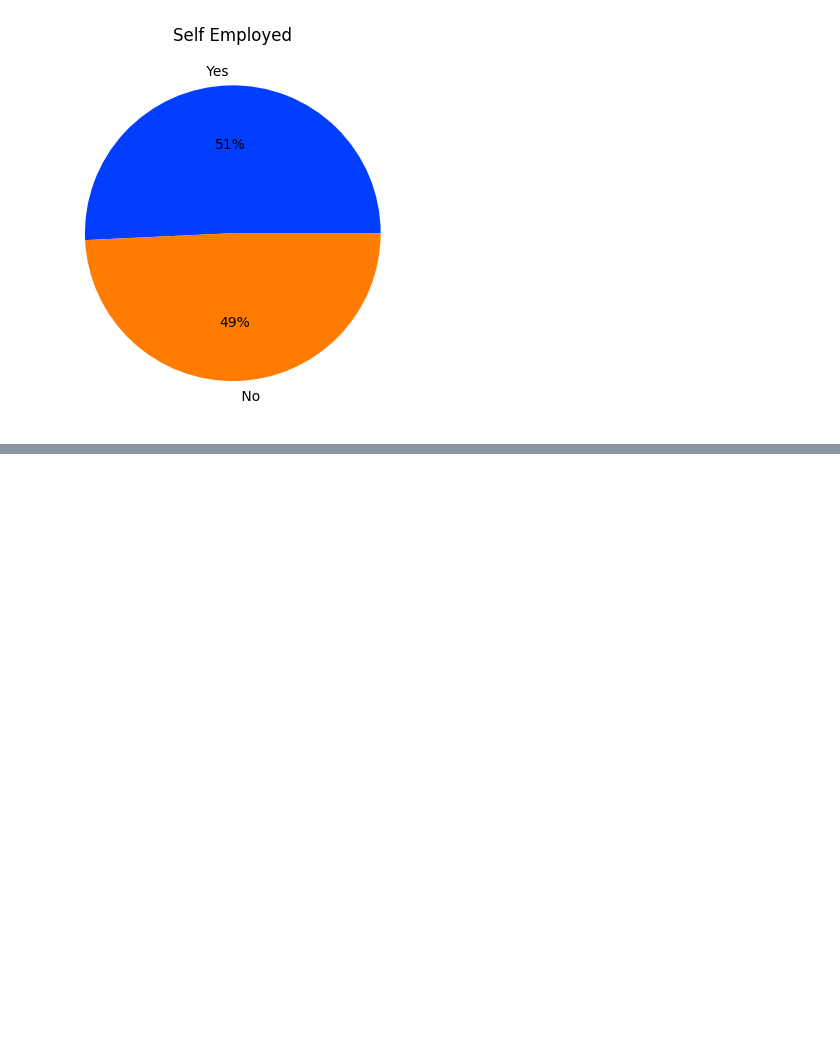
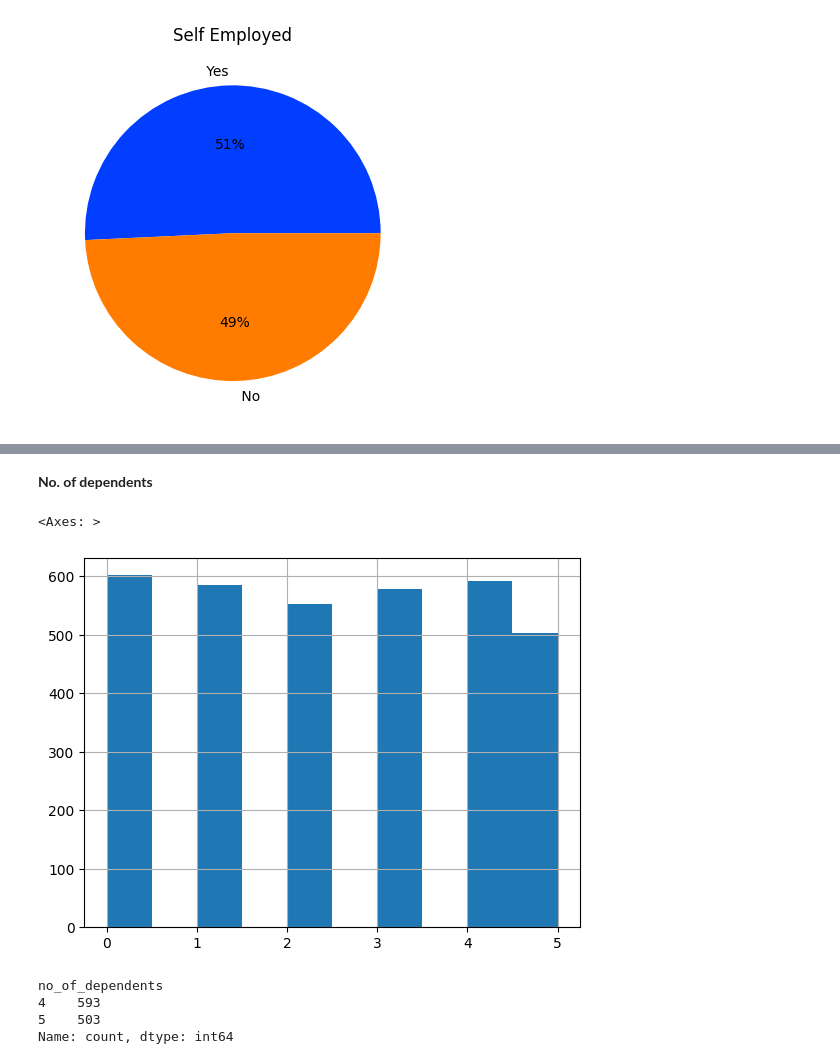
Before and after one commit to NeelaGitH/Loan-Prediction, a Jupyter notebook: model.ipynb, the cells around one changed output, grey strips where cells are left out. Cells and saved outputs as stored; diff of their text form; code cells hidden in the pictures; blank space fills up the shorter version.

```diff
--- a/model.ipynb
+++ b/model.ipynb
@@ -27,3 +49,5 @@ Index(['loan_id', ' no_of_dependents', ' education', ' self_employed',
        ' residential_assets_value', ' commercial_assets_value',
        ' luxury_assets_value', ' bank_asset_value', ' loan_status'],
       dtype='object')
+# %%
+df = data.drop("loan_id", axis =  1)
@@ -98,0 +140,14 @@ Text(0.5, 1.0, 'Self Employed')
+# %% [markdown]
+**No. of dependents**
+# %%
+X_train['no_of_dependents'].hist()
+# %% [output]
+<Axes: >
+[figure, added]
+# %%
+X_train[X_train['no_of_dependents'] > 3]['no_of_dependents'].value_counts()
+# %% [output]
+no_of_dependents
+4    593
+5    503
+Name: count, dtype: int64
```
Also changed, not shown: parts of 40 cells of this notebook.
